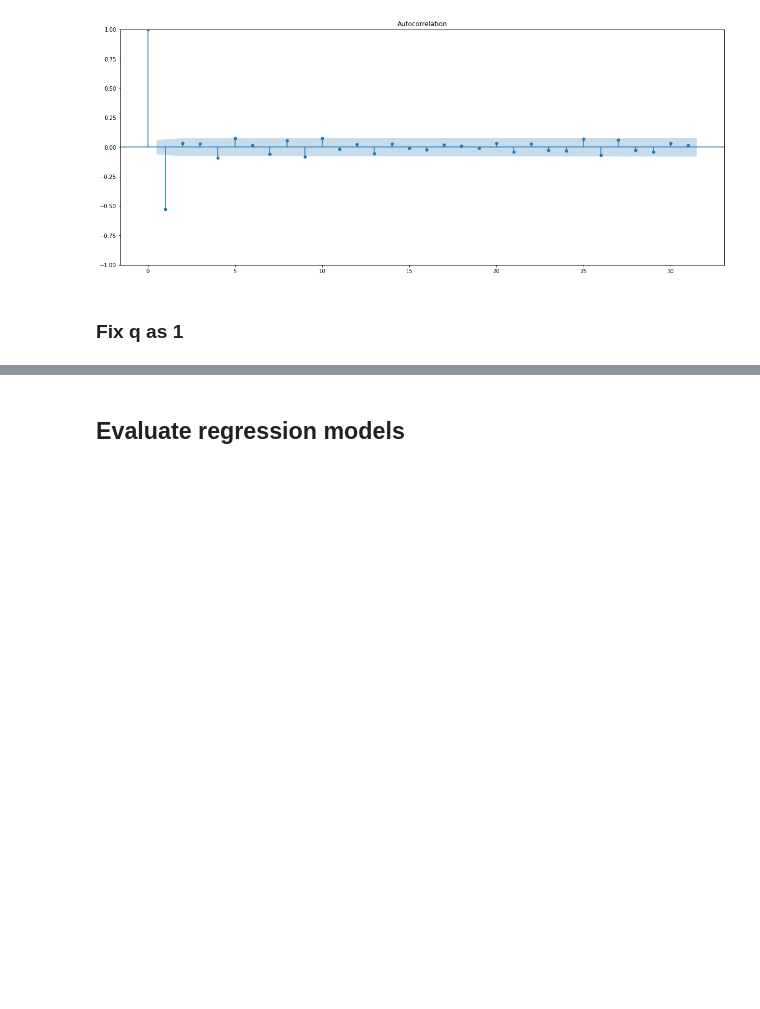
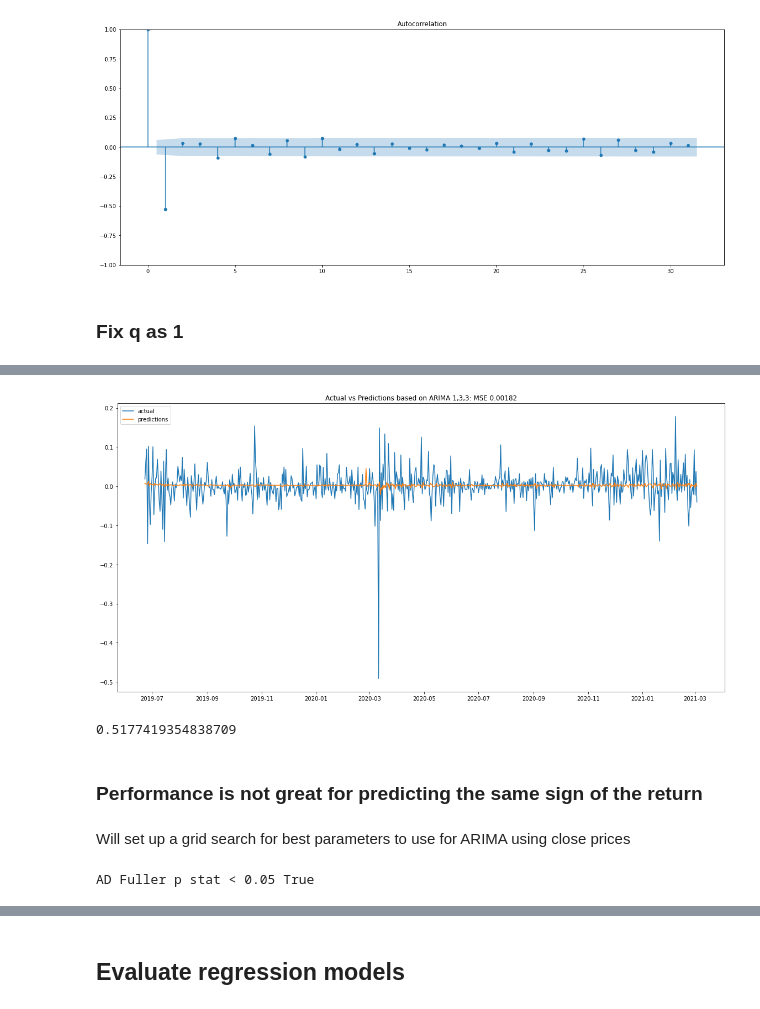
Before and after one commit to jesse-d-marder/personal-codeup-project, a Jupyter notebook: model.ipynb, the cells around one changed output, grey strips where cells are left out. Cells and saved outputs as stored; diff of their text form; code cells hidden in the pictures; blank space fills up the shorter version.

```diff
--- a/model.ipynb
+++ b/model.ipynb
@@ -114,7 +113,7 @@ plt.show()
 # %%
 def evaluate_arima_model(train, test, target, arima_order):
     """ Evaluates an ARIMA model based on arima_order argument, train set, test set, and target.
-    Outputs error and predictions for every  timestep in test"""
+    Outputs error, actual test values, and predictions for every timestep in test"""
     train_target = train[target]
     test_target = test[target]
     history = [x for x in train_target]
@@ -220,0 +196,31 @@ q_values = [0,1,2]
+# %%
+real = results_df.sort_values('mse').test_actual.array[0]
+predictions = pd.Series(results_df.sort_values('mse').test_predictions.array[0], index = real.index)
+
+plt.figure(figsize=(16,8))
+plt.plot(real, label = "actual")
+plt.plot(predictions, label = "predictions")
+plt.title(f"Actual vs Predictions based on ARIMA 1,3,3: MSE {results_df.sort_values('mse').mse.array[0]:.5f}")
+plt.legend()
+plt.tight_layout()
+# %% [output]
+[figure, added]
+# %%
+# Check how well the predictions match up with actual returns purely based on sign of return
+validate["prediction"] = predictions
+
+validate[['fwd_log_ret','prediction']]
+validate['same_sign'] = ((validate.fwd_log_ret<0) & (validate.prediction<0))|((validate.fwd_log_ret>0) & (validate.prediction>0))
+
+validate.same_sign.mean()
+# %% [output]
+0.5177419354838709
+# %% [markdown]
+### Performance is not great for predicting the same sign of the return
+# %% [markdown]
+Will set up a grid search for best parameters to use for ARIMA using close prices
+# %%
+result=adfuller(train.close.diff().dropna())
+print("AD Fuller p stat < 0.05", result[1]<0.05)
+# %% [output]
+AD Fuller p stat < 0.05 True
```
Also changed, not shown: parts of 25 cells of this notebook, 2 other files.
